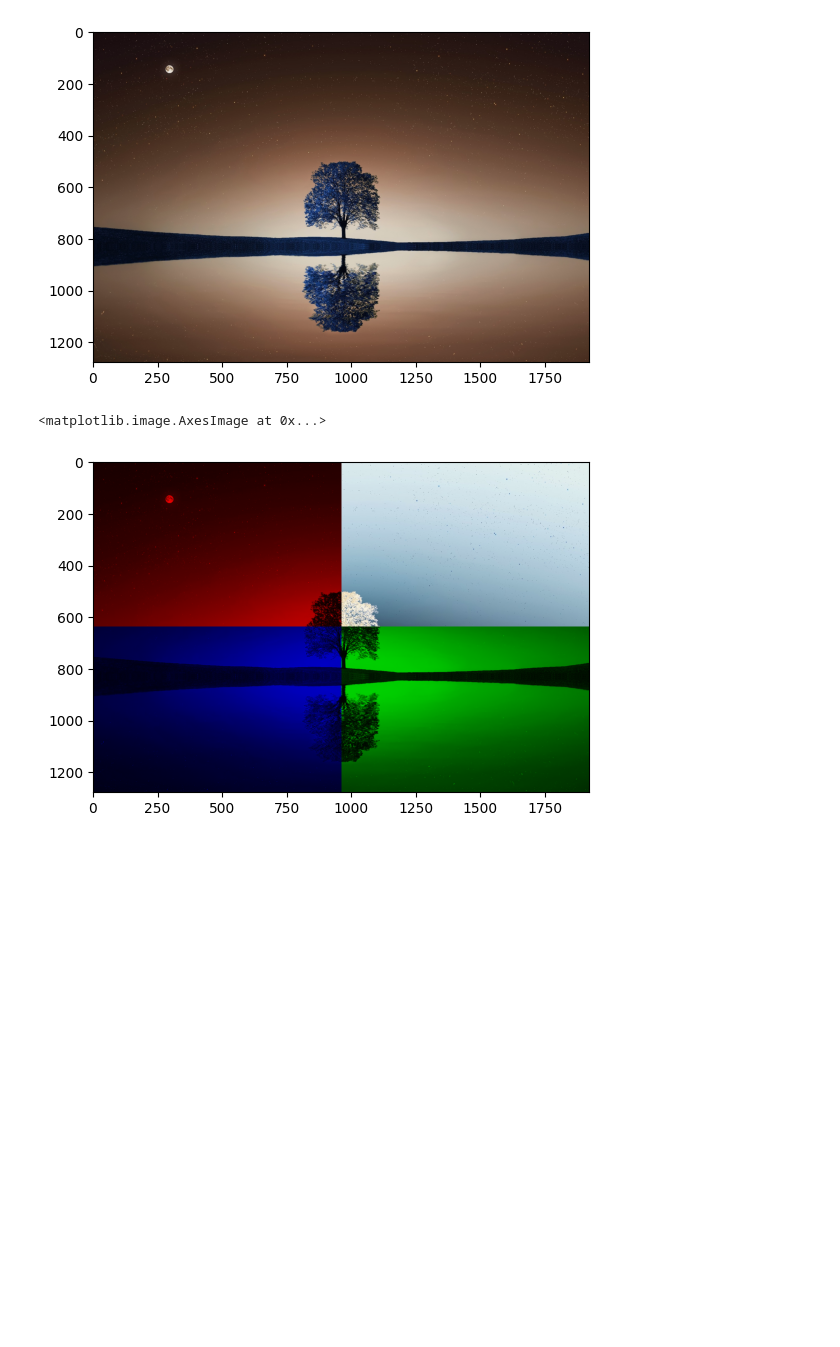
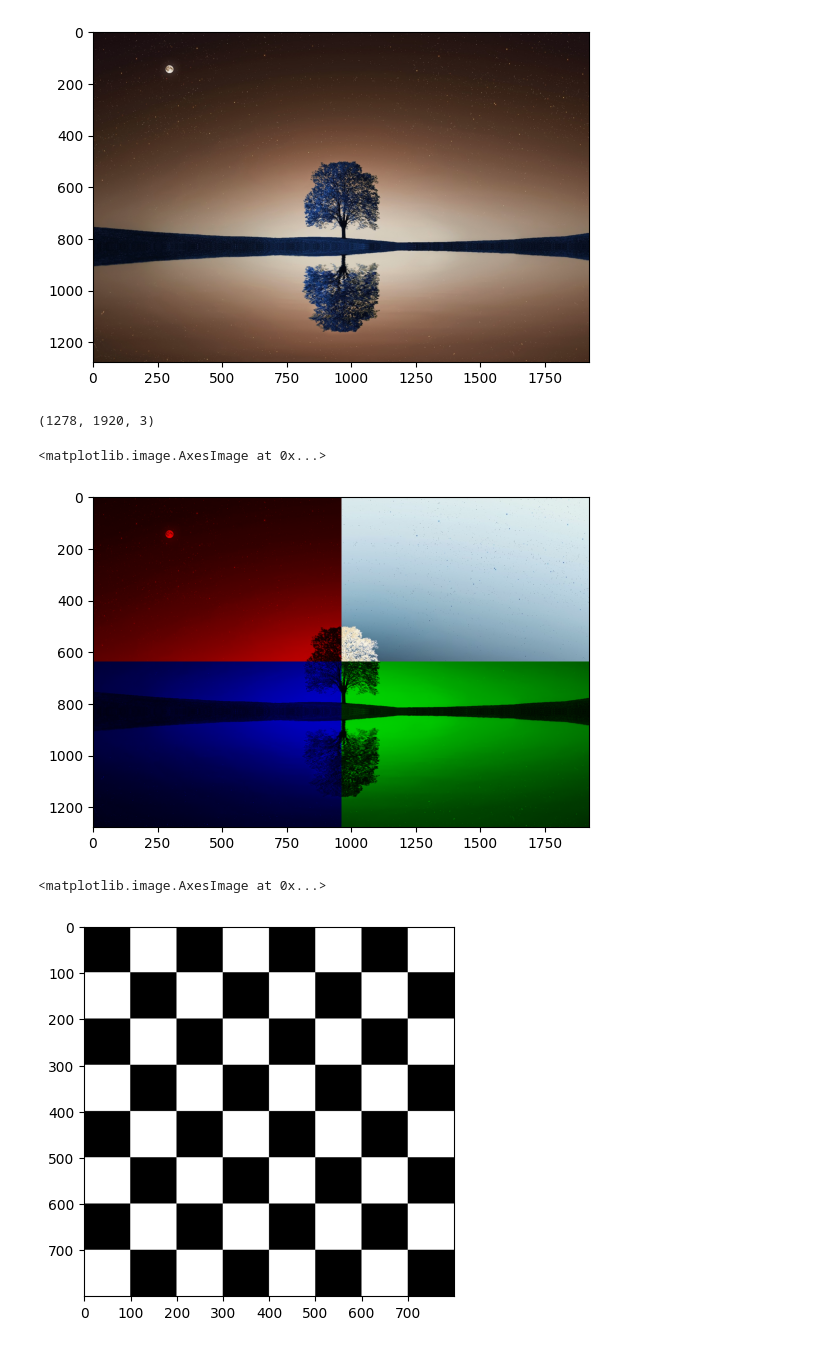
Before and after one commit to AbhijeetJ-512/image-processing, a Jupyter notebook: assignment/image_4parts.ipynb, the cells around one changed output. Saved outputs shown, nothing was run; the diff lists cells and outputs as text; code cells hidden in the pictures; blank space fills up the shorter version.

```diff
--- a/assignment/image_4parts.ipynb
+++ b/assignment/image_4parts.ipynb
@@ -8,7 +9,7 @@ plt.imshow(img)
 <matplotlib.image.AxesImage at 0x...>
 [figure]
 # %%
-img.shape
+print(img.shape)
 # img = 255-img[:639,:960]
 img[639:,:960,[0,1]] = 0
 img[:639,:960,[1,2]] = 0
@@ -16,5 +17,18 @@ img[639:,960:,[0,2]] = 0
 img[:639,960:]=255-img[:639,960:]
 plt.imshow(img)
 # %% [output]
-<matplotlib.image.AxesImage at 0x...>
+(1278, 1920, 3)
+<matplotlib.image.AxesImage at 0x...>
 [figure]
+# %%
+n = int(input("enter resolution"))
+img = np.full((n,n,3),255)
+div = n//8
+for i in range(0,n,2*div):
+    for j in range(0,n,2*div):
+        img[i:i+div,j:j+div]=0
+        img[i+div:i+div*2,j+div:j+div*2]=0
+plt.imshow(img)
+# %% [output]
+<matplotlib.image.AxesImage at 0x...>
+[figure, added]
```
Also changed, not shown: parts of 1 cell of this notebook.
